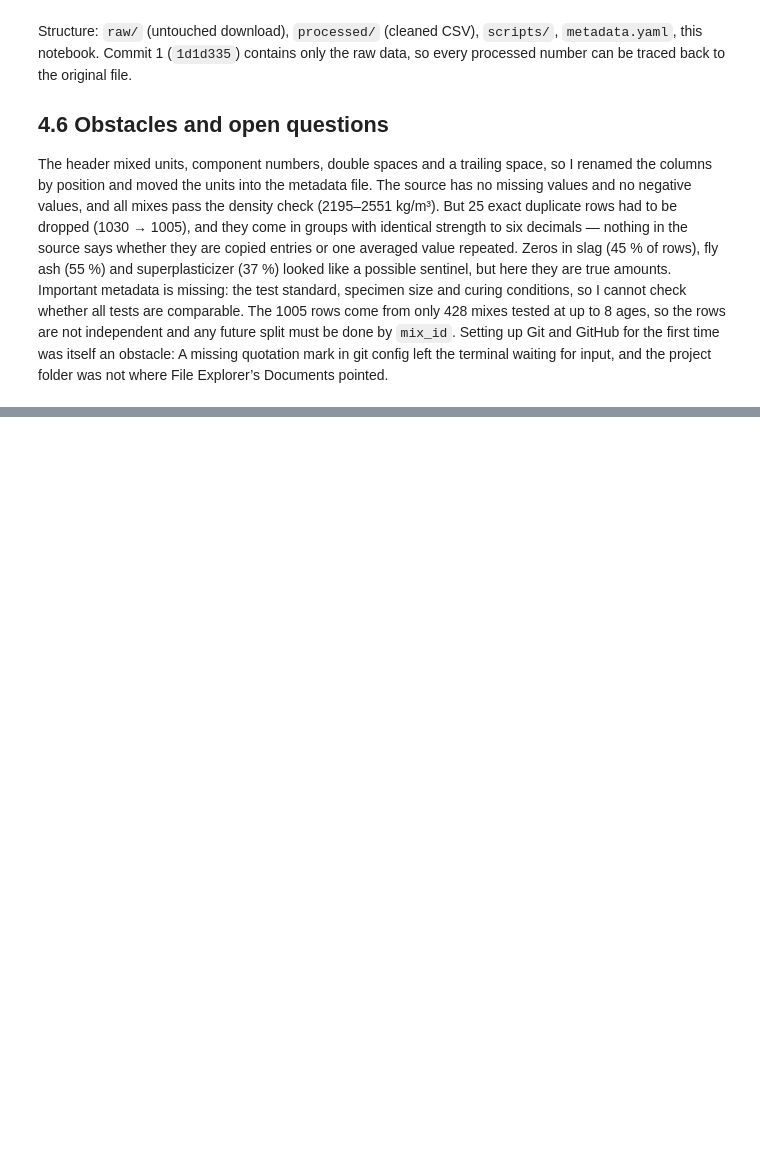
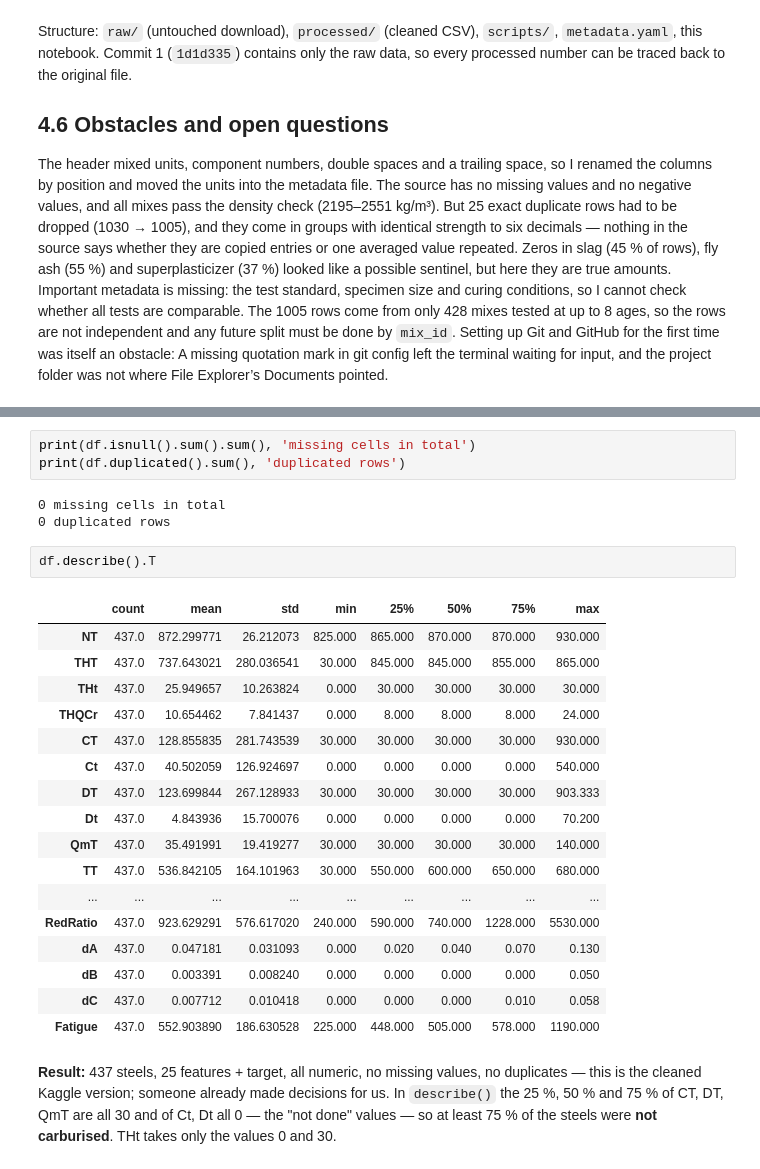
Before and after one commit to royyckl2682/hw1-concrete, a Jupyter notebook: HW1-Copy4.ipynb, the cells around one changed output, grey strips where cells are left out. Cells and saved outputs as stored; diff of their text form; blank space fills up the shorter version.

```diff
--- a/HW1-Copy4.ipynb
+++ b/HW1-Copy4.ipynb
@@ -563,0 +628,31 @@ Setting up Git and GitHub for the first time was itself an obstacle: A missing q
+# %%
+print(df.isnull().sum().sum(), 'missing cells in total')
+print(df.duplicated().sum(), 'duplicated rows')
+# %% [output]
+0 missing cells in total
+0 duplicated rows
+# %%
+df.describe().T
+# %% [output]
+|  | count | mean | std | min | 25% | 50% | 75% | max |
+| NT | 437.0 | 872.299771 | 26.212073 | 825.000 | 865.000 | 870.000 | 870.000 | 930.000 |
+| THT | 437.0 | 737.643021 | 280.036541 | 30.000 | 845.000 | 845.000 | 855.000 | 865.000 |
+| THt | 437.0 | 25.949657 | 10.263824 | 0.000 | 30.000 | 30.000 | 30.000 | 30.000 |
+| THQCr | 437.0 | 10.654462 | 7.841437 | 0.000 | 8.000 | 8.000 | 8.000 | 24.000 |
+| CT | 437.0 | 128.855835 | 281.743539 | 30.000 | 30.000 | 30.000 | 30.000 | 930.000 |
+| Ct | 437.0 | 40.502059 | 126.924697 | 0.000 | 0.000 | 0.000 | 0.000 | 540.000 |
+| DT | 437.0 | 123.699844 | 267.128933 | 30.000 | 30.000 | 30.000 | 30.000 | 903.333 |
+| Dt | 437.0 | 4.843936 | 15.700076 | 0.000 | 0.000 | 0.000 | 0.000 | 70.200 |
+| QmT | 437.0 | 35.491991 | 19.419277 | 30.000 | 30.000 | 30.000 | 30.000 | 140.000 |
+| TT | 437.0 | 536.842105 | 164.101963 | 30.000 | 550.000 | 600.000 | 650.000 | 680.000 |
+| ... | ... | ... | ... | ... | ... | ... | ... | ... |
+| RedRatio | 437.0 | 923.629291 | 576.617020 | 240.000 | 590.000 | 740.000 | 1228.000 | 5530.000 |
+| dA | 437.0 | 0.047181 | 0.031093 | 0.000 | 0.020 | 0.040 | 0.070 | 0.130 |
+| dB | 437.0 | 0.003391 | 0.008240 | 0.000 | 0.000 | 0.000 | 0.000 | 0.050 |
+| dC | 437.0 | 0.007712 | 0.010418 | 0.000 | 0.000 | 0.000 | 0.010 | 0.058 |
+| Fatigue | 437.0 | 552.903890 | 186.630528 | 225.000 | 448.000 | 505.000 | 578.000 | 1190.000 |
+# %% [markdown]
+**Result:** 437 steels, 25 features + target, all numeric, no missing values, no duplicates —
+this is the cleaned Kaggle version; someone already made decisions for us.
+In `describe()` the 25 %, 50 % and 75 % of CT, DT, QmT are all 30 and of Ct, Dt all 0 — the "not done"
+values — so at least 75 % of the steels were **not carburised**. THt takes only the values 0 and 30.
```
Also changed, not shown: parts of 33 cells of this notebook, 1 other file.
